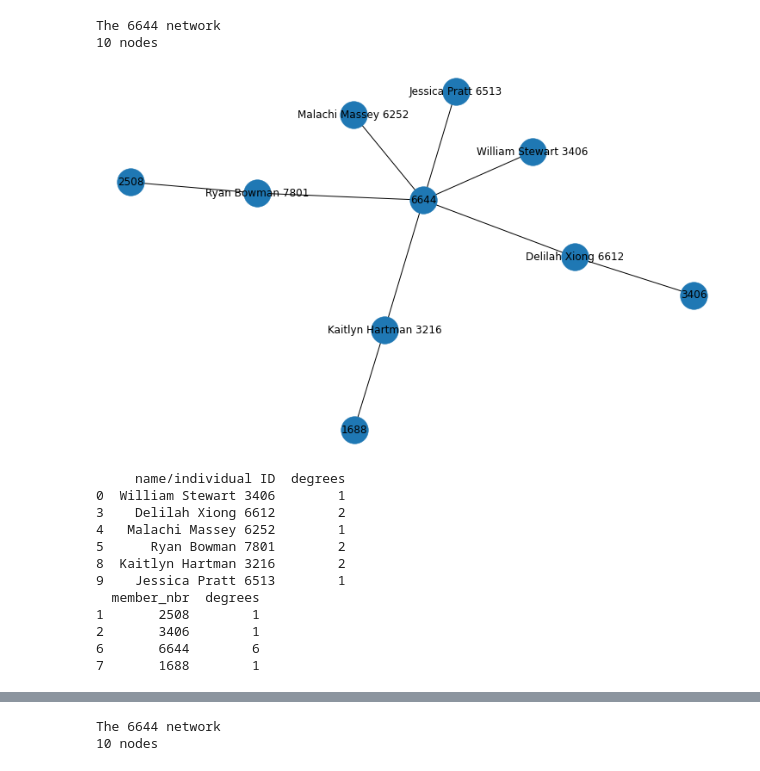
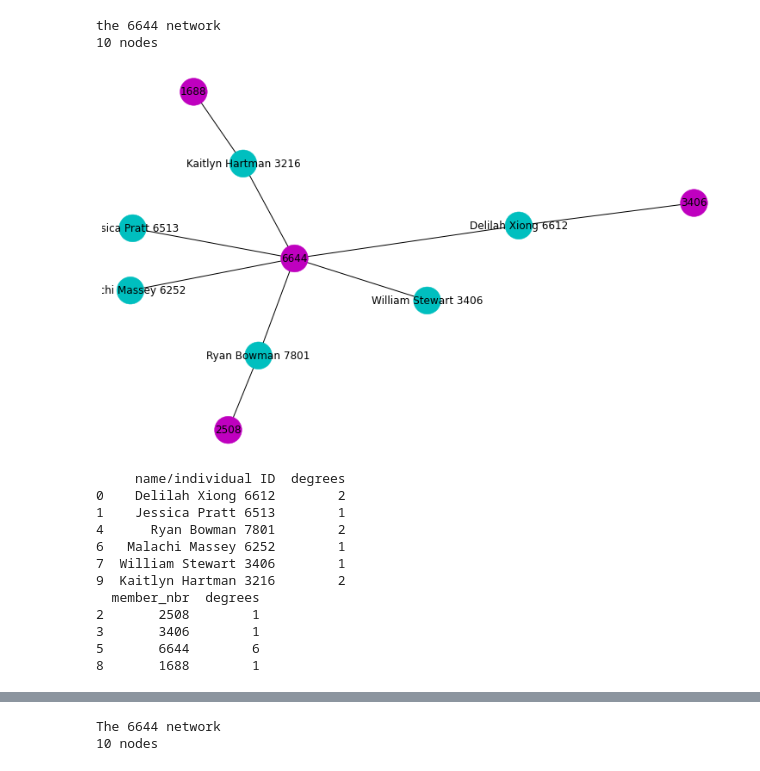
Before and after one commit to w-schw/CU-member-networks, a Jupyter notebook: Member network development.ipynb, the cells around one changed output, grey strips where cells are left out. Drawn from its saved outputs; the diff is of its cells as text; code cells hidden in the pictures.

Commit message:
Color function, cleaned/commented, to do list

```diff
--- a/Member network development.ipynb
+++ b/Member network development.ipynb
@@ -33,0 +136,12 @@ left join individual_today c on a.individual_id = c.individual_id
+# %%
+# filter for subgraphs with n nodes
+
+n =6
+multi=[]
+for sub in S:
+    nodes = nx.nodes(sub)
+    node_count = len(nodes)
+    if node_count>=n:
+        multi.append(sub)
+
+print(f'{len(multi)} networks of with at least {n} nodes')
@@ -117,7 +194,0 @@ print(sum(node_count)/len(node_count))
-# %%
-multi=[]
-for sub in S:
-    nodes = nx.nodes(sub)
-    node_count = len(nodes)
-    if node_count>=6:
-        multi.append(sub)
@@ -143,42 +195,49 @@ list(multi[0].degree)
 # %%
+#specify subgraph
 graph = multi[0]
 
+colors = generate_color_map(graph)
+
+#find center of graph and use it to determine name
 center = nx.center(graph)
-title = 'The '+str(center[0])+" network"
+title = f'the {str(center[0])} network'
+
+#determine number of degrees and nodes
 degrees = nx.degree(graph)
 node_count = len(nx.nodes(graph))
+
+#layout for display
 pos = nx.spring_layout(graph)
 
-df1,df2 = get_network_members(degrees)
+#function to separate membership from individuals for display
+x,y = get_network_members(degrees)
 
-# and then pass the positions to the drawing function
-nx.draw(graph, pos=pos,   node_size=1000)
+#draw function
+nx.draw(graph, pos=pos, node_color=colors, node_size=1000)
 
-# then we draw the labels at the same position
+#add labels
 nx.draw_networkx_labels(graph, pos=pos )
+
+#Output
 print(title)
-print(str(node_count)+" nodes")
+print(f'{node_count} nodes')
 plt.show()
 #print(pd.DataFrame.from_dict(nx.degree(graph)))
 print(x)
 print(y)
-
-pp = PdfPages("foo.pdf")
-pp.savefig(plt)
-pp.close()
 # %% [output]
-The 6644 network
+the 6644 network
 10 nodes
-[figure, old version]
+[figure, new version]
      name/individual ID  degrees
-0  William Stewart 3406        1
-3    Delilah Xiong 6612        2
-4   Malachi Massey 6252        1
-5      Ryan Bowman 7801        2
-8  Kaitlyn Hartman 3216        2
-9    Jessica Pratt 6513        1
+0    Delilah Xiong 6612        2
+1    Jessica Pratt 6513        1
+4      Ryan Bowman 7801        2
+6   Malachi Massey 6252        1
+7  William Stewart 3406        1
+9  Kaitlyn Hartman 3216        2
   member_nbr  degrees
-1       2508        1
-2       3406        1
-6       6644        6
-7       1688        1
+2       2508        1
+3       3406        1
+5       6644        6
+8       1688        1
```
Also changed, not shown: parts of 25 cells of this notebook.
